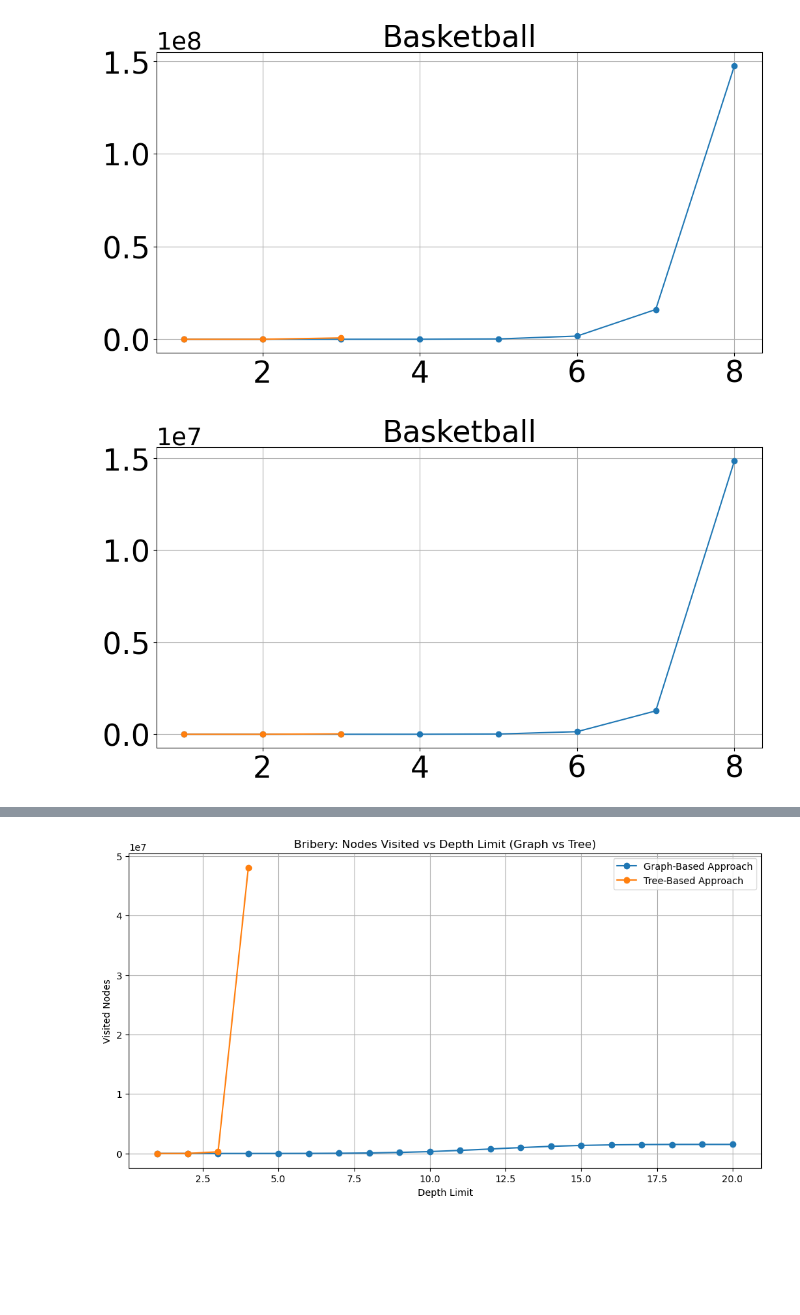
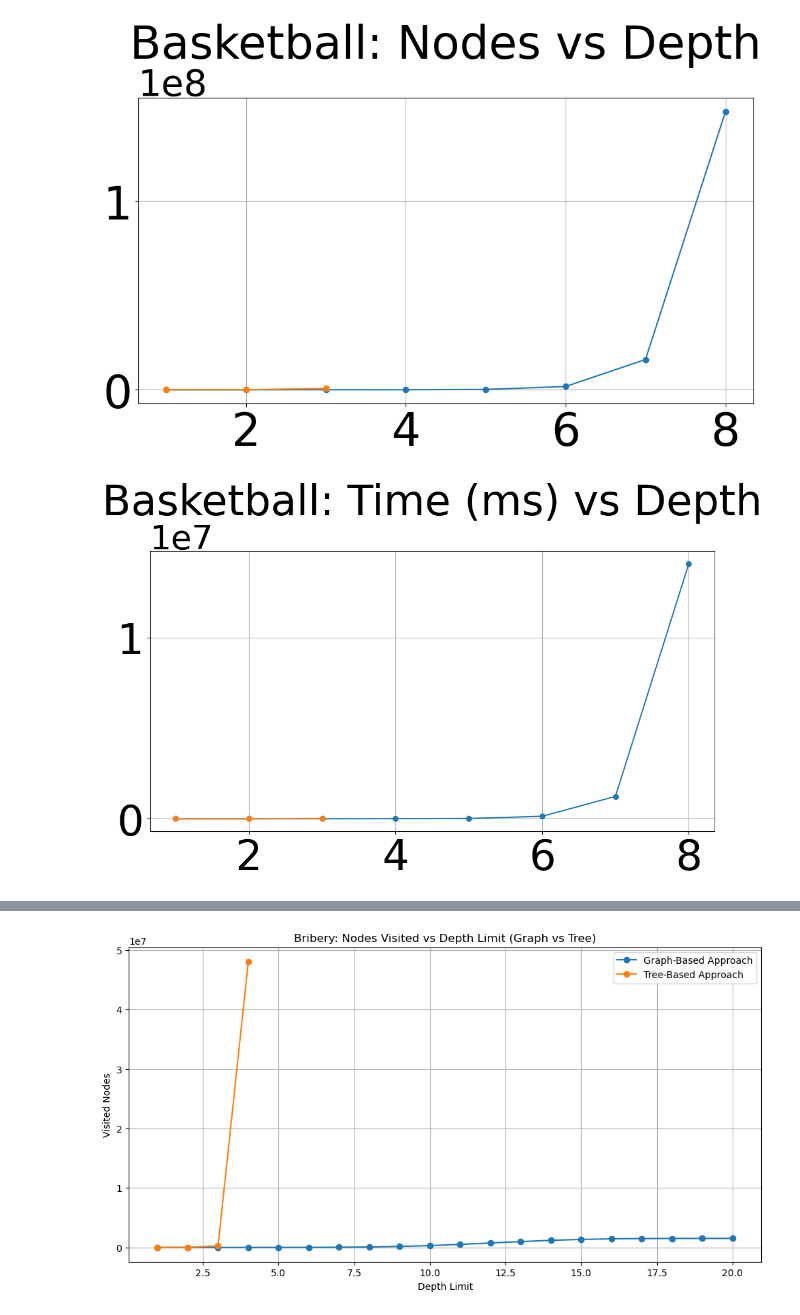
Before and after one commit to sgware/sabre-tree-vs-graph, a Jupyter notebook: jupyter/sabreGraphs.ipynb, the cells around one changed output, grey strips where cells are left out. Saved outputs shown, nothing was run; the diff lists cells and outputs as text; code cells hidden in the pictures; blank space fills up the shorter version.

```diff
--- a/jupyter/sabreGraphs.ipynb
+++ b/jupyter/sabreGraphs.ipynb
@@ -37,35 +33,32 @@ plt.show()
 # %%
 import pandas as pd
 import matplotlib.pyplot as plt
 
 # Load the CSV files
 graph_df = pd.read_csv('basketballGraphTest.csv')
 tree_df = pd.read_csv('basketballTreeTest.csv')
 
-# Correct the column name in the tree DataFrame
-tree_df.rename(columns={"Visided Nodes": "Visited Nodes"}, inplace=True)
-
-# Plot Nodes Visited vs Depth Limit
+# Plot Nodes Generated vs Depth Limit
 plt.figure(figsize=(12, 6))
-plt.plot(graph_df["Depth Limit"], graph_df["Visited Nodes"], marker="o")
-plt.plot(tree_df["Depth Limit"], tree_df["Visited Nodes"], marker="o")
-plt.title("Basketball", fontsize=33)
-plt.tick_params(axis='both', which='major', labelsize=33)
+plt.plot(graph_df["Depth Limit"], graph_df["Generated Nodes"], marker="o")
+plt.plot(tree_df["Depth Limit"], tree_df["Generated Nodes"], marker="o")
+plt.title("Basketball: Nodes vs Depth", fontsize=50)
+plt.tick_params(axis='both', which='major', labelsize=50)
 ax = plt.gca()
-ax.yaxis.get_offset_text().set_size(27)
+ax.yaxis.get_offset_text().set_size(40)
 plt.grid(True)
 plt.show()
 
 # Plot Time Taken (ms) vs Depth Limit
 plt.figure(figsize=(12, 6))
 plt.plot(graph_df["Depth Limit"], graph_df["Time Taken (ms)"], marker="o")
 plt.plot(tree_df["Depth Limit"], tree_df["Time Taken (ms)"], marker="o")
-plt.title("Basketball", fontsize=33)
-plt.tick_params(axis='both', which='major', labelsize=33)
+plt.title("Basketball: Time (ms) vs Depth", fontsize=50)
+plt.tick_params(axis='both', which='major', labelsize=50)
 ax = plt.gca()
-ax.yaxis.get_offset_text().set_size(27)
+ax.yaxis.get_offset_text().set_size(40)
 plt.grid(True)
 plt.show()
 # %% [output]
-[figure, old version]
+[figure, new version]
-[figure, old version]
+[figure, new version]
```
Also changed, not shown: parts of 16 cells of this notebook.
